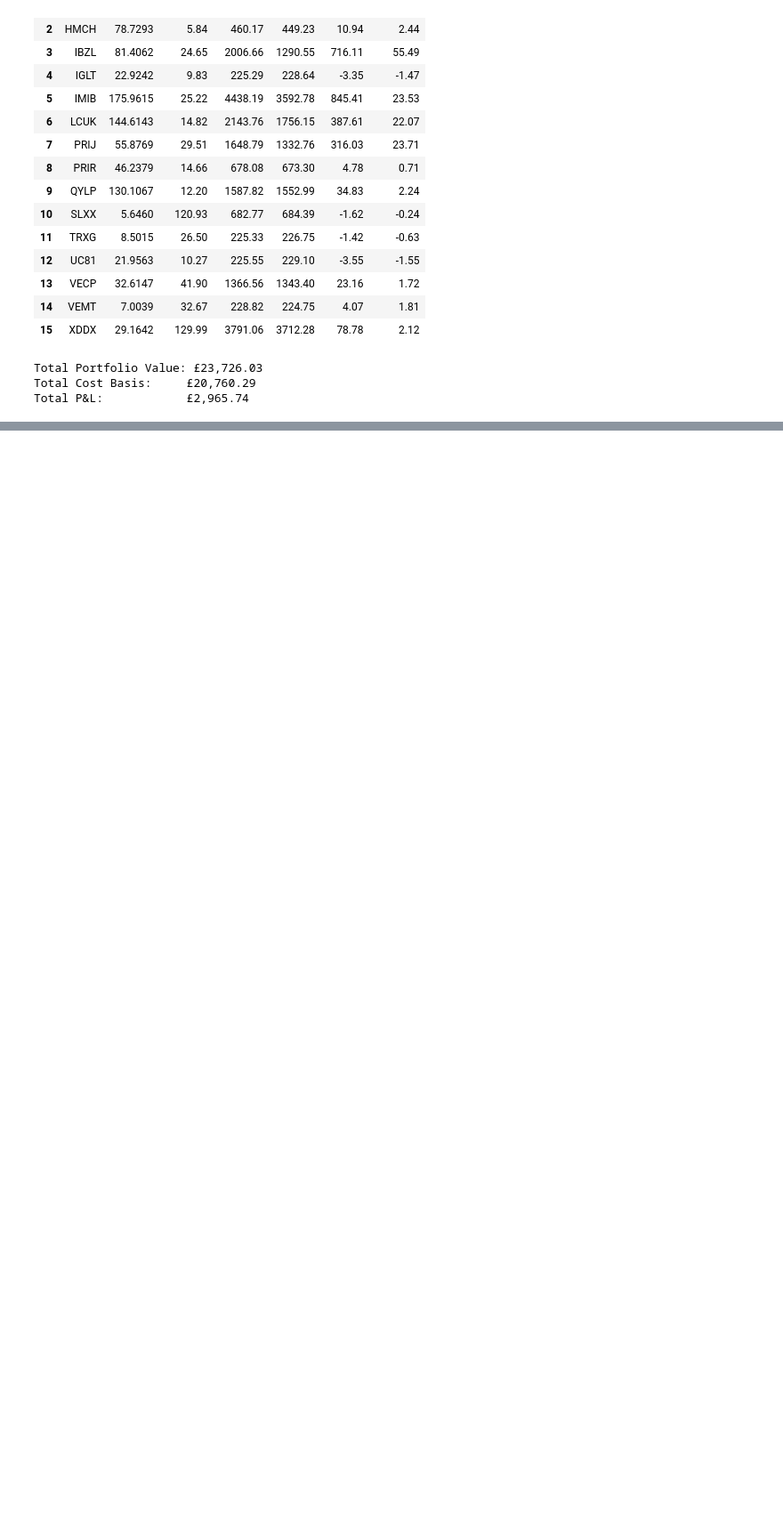
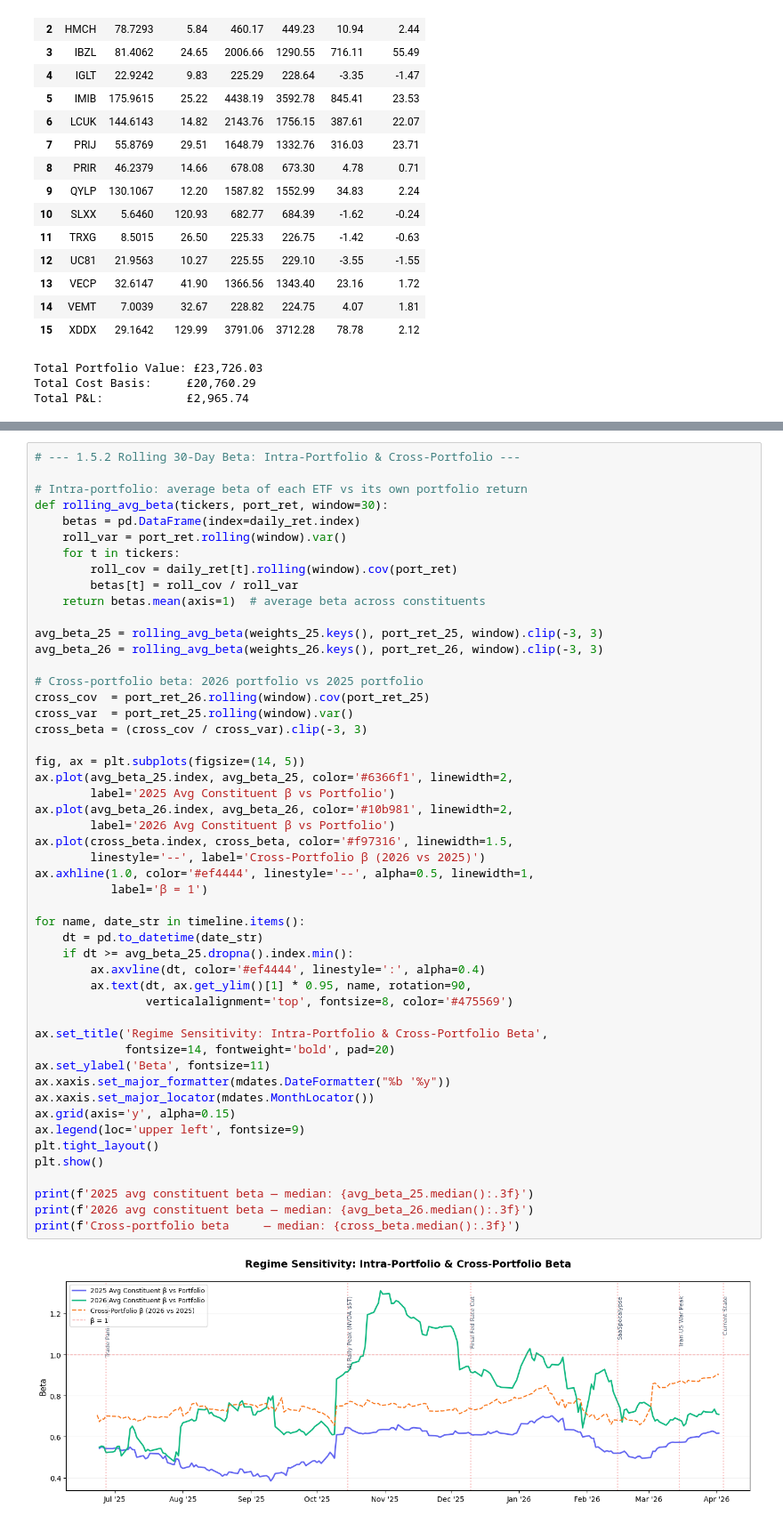
Before and after one commit to nairraks/etf-isa-portfolio, a Jupyter notebook: notebooks/04_performance_tracking.ipynb, the cells around one changed output, grey strips where cells are left out. Shown at 89% size. Cells and saved outputs as stored; diff of their text form; blank space fills up the shorter version.

```diff
--- a/notebooks/04_performance_tracking.ipynb
+++ b/notebooks/04_performance_tracking.ipynb
@@ -845,0 +1161,52 @@ Total P&L:            £2,965.74
+# %%
+# --- 1.5.2 Rolling 30-Day Beta: Intra-Portfolio & Cross-Portfolio ---
+
+# Intra-portfolio: average beta of each ETF vs its own portfolio return
+def rolling_avg_beta(tickers, port_ret, window=30):
+    betas = pd.DataFrame(index=daily_ret.index)
+    roll_var = port_ret.rolling(window).var()
+    for t in tickers:
+        roll_cov = daily_ret[t].rolling(window).cov(port_ret)
+        betas[t] = roll_cov / roll_var
+    return betas.mean(axis=1)  # average beta across constituents
+
+avg_beta_25 = rolling_avg_beta(weights_25.keys(), port_ret_25, window).clip(-3, 3)
+avg_beta_26 = rolling_avg_beta(weights_26.keys(), port_ret_26, window).clip(-3, 3)
+
+# Cross-portfolio beta: 2026 portfolio vs 2025 portfolio
+cross_cov  = port_ret_26.rolling(window).cov(port_ret_25)
+cross_var  = port_ret_25.rolling(window).var()
+cross_beta = (cross_cov / cross_var).clip(-3, 3)
+
+fig, ax = plt.subplots(figsize=(14, 5))
+ax.plot(avg_beta_25.index, avg_beta_25, color='#6366f1', linewidth=2,
+        label='2025 Avg Constituent β vs Portfolio')
+ax.plot(avg_beta_26.index, avg_beta_26, color='#10b981', linewidth=2,
+        label='2026 Avg Constituent β vs Portfolio')
+ax.plot(cross_beta.index, cross_beta, color='#f97316', linewidth=1.5,
+        linestyle='--', label='Cross-Portfolio β (2026 vs 2025)')
+ax.axhline(1.0, color='#ef4444', linestyle='--', alpha=0.5, linewidth=1,
+           label='β = 1')
+
+for name, date_str in timeline.items():
+    dt = pd.to_datetime(date_str)
+    if dt >= avg_beta_25.dropna().index.min():
+        ax.axvline(dt, color='#ef4444', linestyle=':', alpha=0.4)
+        ax.text(dt, ax.get_ylim()[1] * 0.95, name, rotation=90,
+                verticalalignment='top', fontsize=8, color='#475569')
+
+ax.set_title('Regime Sensitivity: Intra-Portfolio & Cross-Portfolio Beta',
+             fontsize=14, fontweight='bold', pad=20)
+ax.set_ylabel('Beta', fontsize=11)
+ax.xaxis.set_major_formatter(mdates.DateFormatter("%b '%y"))
+ax.xaxis.set_major_locator(mdates.MonthLocator())
+ax.grid(axis='y', alpha=0.15)
+ax.legend(loc='upper left', fontsize=9)
+plt.tight_layout()
+plt.show()
+
+print(f'2025 avg constituent beta — median: {avg_beta_25.median():.3f}')
+print(f'2026 avg constituent beta — median: {avg_beta_26.median():.3f}')
+print(f'Cross-portfolio beta     — median: {cross_beta.median():.3f}')
+# %% [output]
+[figure, added]
```
Also changed, not shown: parts of 11 cells of this notebook, 3 other files.
